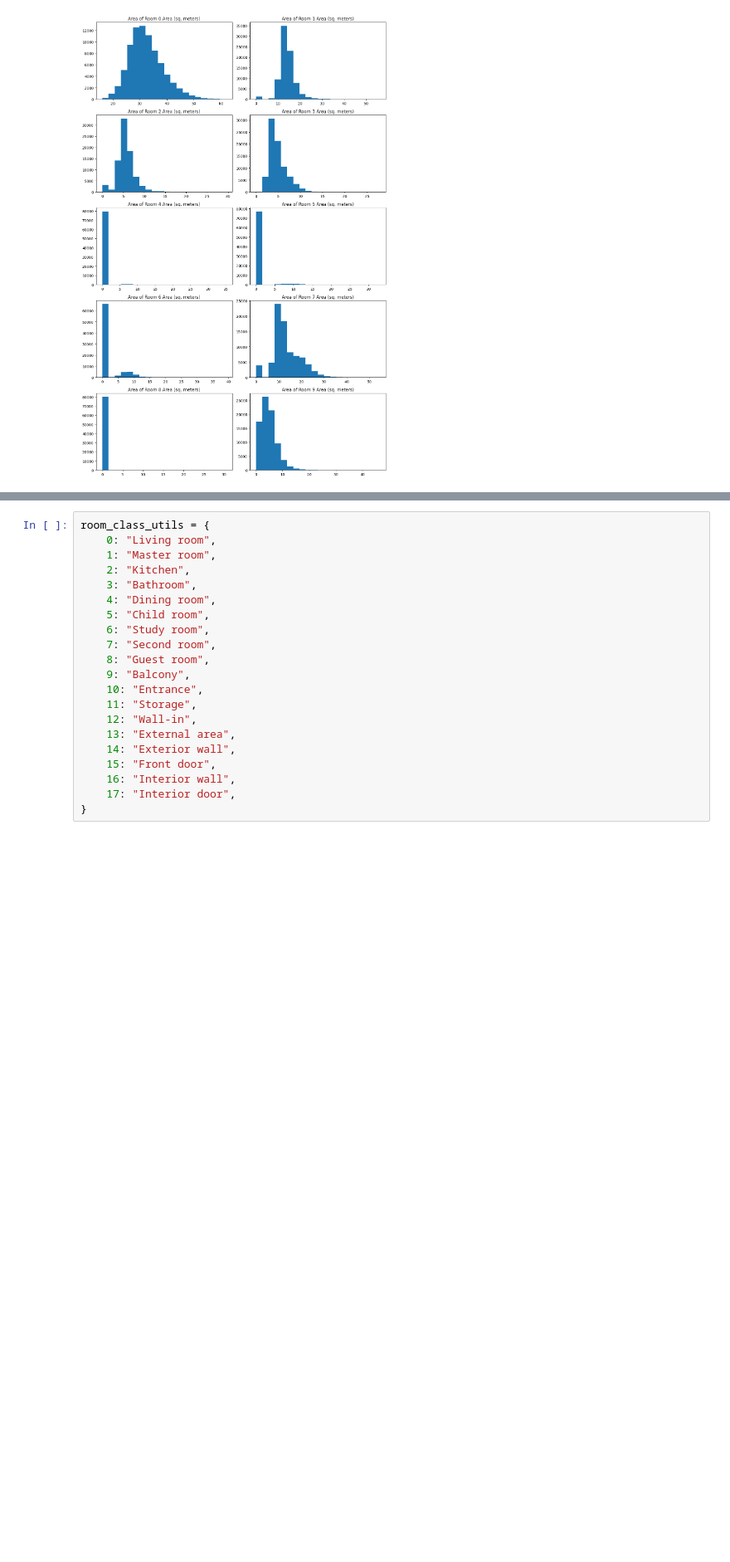
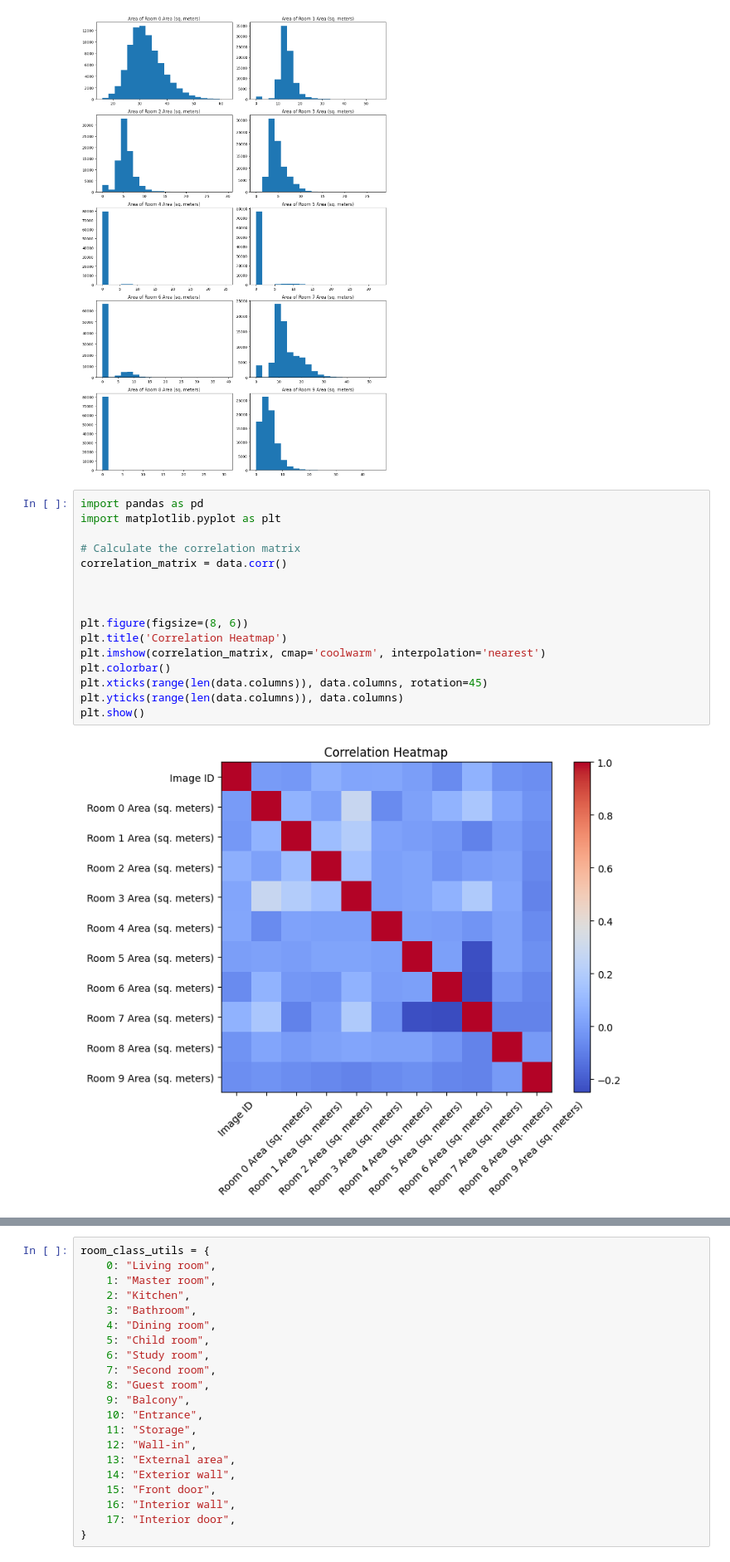
Before and after one commit to visa-boys/Phase1, a Jupyter notebook: eda.ipynb, the cells around one changed output, grey strips where cells are left out. Shown at 83% size. Drawn from its saved outputs; the diff is of its cells as text; blank space fills up the shorter version.

```diff
--- a/eda.ipynb
+++ b/eda.ipynb
@@ -227,3 +307,21 @@ plt.tight_layout()
 plt.show()
 # %% [output]
 [figure]
+# %%
+import pandas as pd
+import matplotlib.pyplot as plt
+
+# Calculate the correlation matrix
+correlation_matrix = data.corr()
+
+
+
+plt.figure(figsize=(8, 6))
+plt.title('Correlation Heatmap')
+plt.imshow(correlation_matrix, cmap='coolwarm', interpolation='nearest')
+plt.colorbar()
+plt.xticks(range(len(data.columns)), data.columns, rotation=45)
+plt.yticks(range(len(data.columns)), data.columns)
+plt.show()
+# %% [output]
+[figure, added]
```
Also changed, not shown: parts of 8 cells of this notebook.
